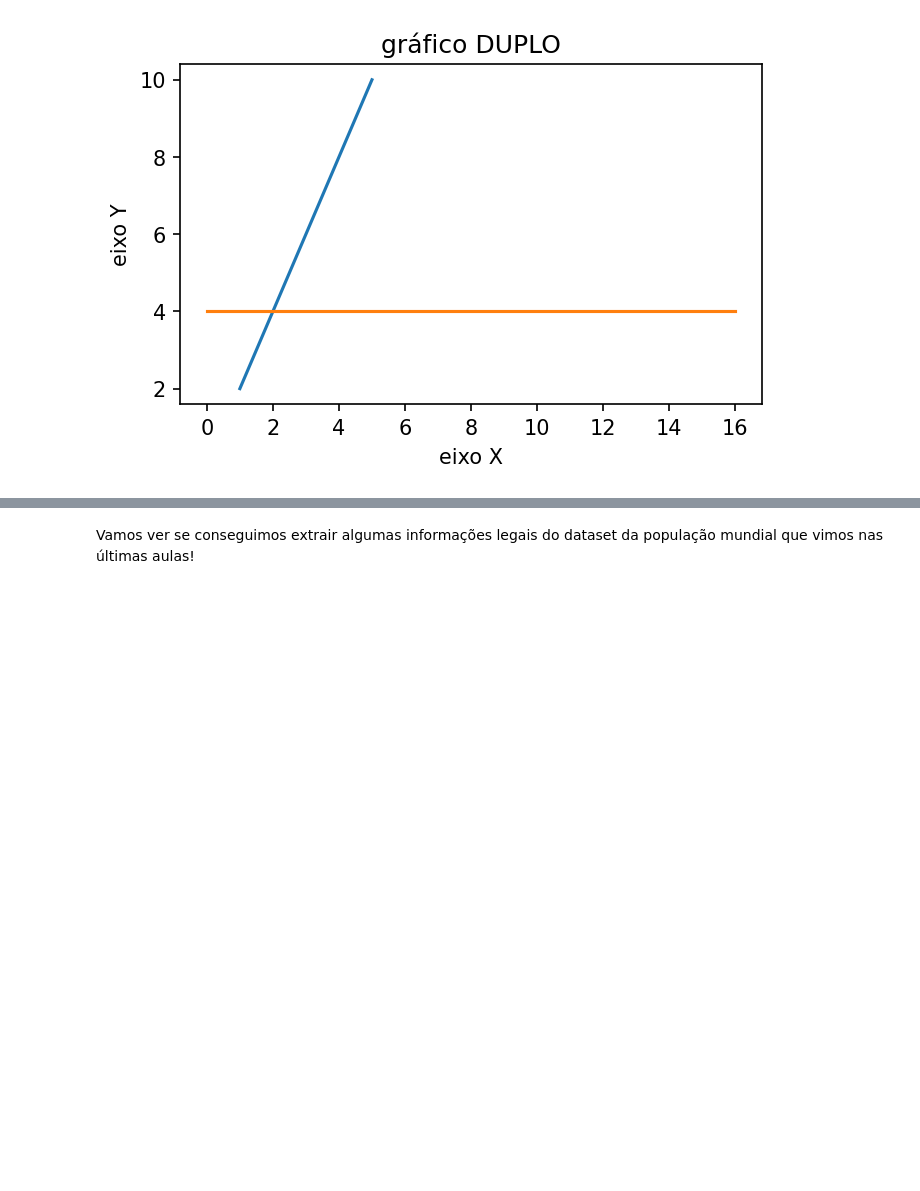
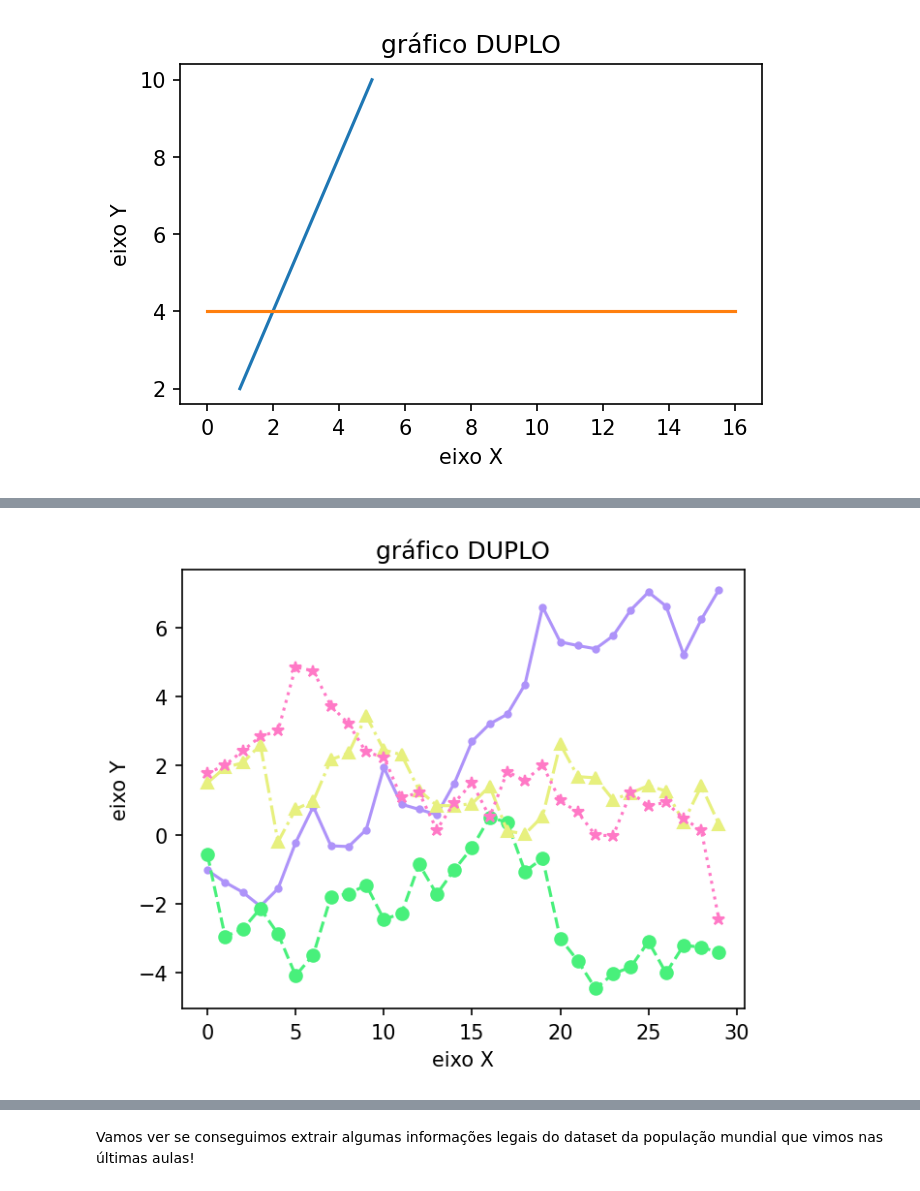
Before and after one commit to heitorhenriques/MiniCurso, a Jupyter notebook: Aula 4/Aula4.ipynb, the cells around one changed output, grey strips where cells are left out. Cells and saved outputs as stored; diff of their text form; code cells hidden in the pictures; blank space fills up the shorter version.

```diff
--- a/Aula 4/Aula4.ipynb
+++ b/Aula 4/Aula4.ipynb
@@ -122,0 +190,17 @@ Finalmente! Vamos fazer alguns gráficos com nossos datasets.
+# %%
+plt.figure(figsize=(5,4), dpi=150)
+
+plt.plot((np.random.randn(30).cumsum()), color="#ae93f9", linestyle='-', marker='.')
+plt.plot((np.random.randn(30).cumsum()), color="#48f07b", linestyle='--', marker='o')
+plt.plot((np.random.randn(30).cumsum()), color="#e7f07e", linestyle='-.', marker='^')
+plt.plot((np.random.randn(30).cumsum()), color="#ff79c6", linestyle=':', marker='*')
+
+plt.title('gráfico DUPLO')
+
+plt.xlabel('eixo X')
+
+plt.ylabel('eixo Y')
+
+plt.show()
+# %% [output]
+[figure, added]
```
Also changed, not shown: parts of 58 cells of this notebook.
